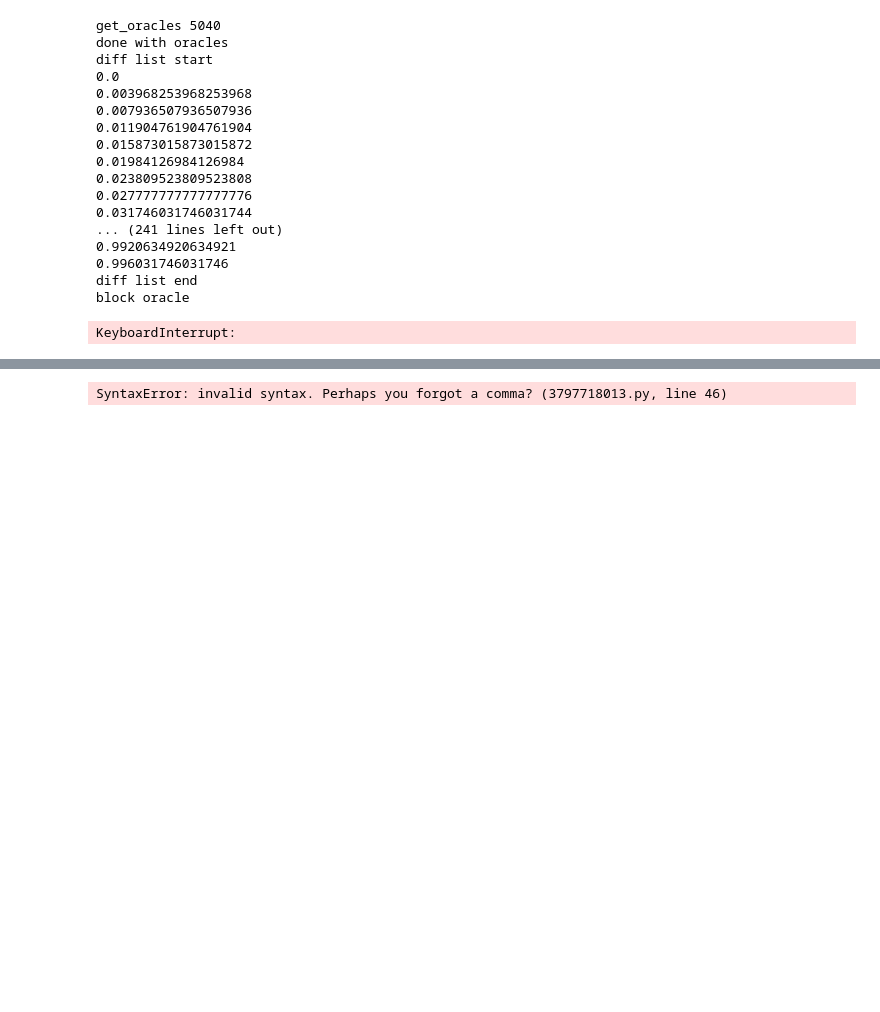
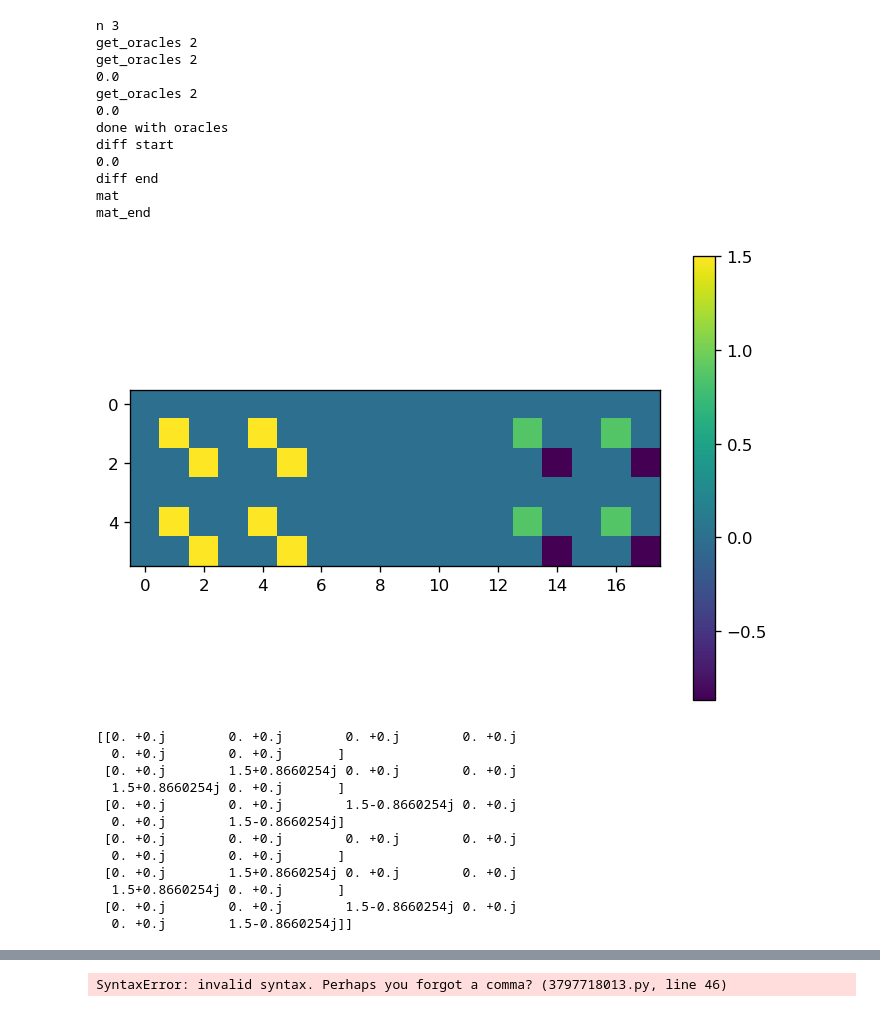
Before and after one commit to blake-holman/ED_Adversaries, a Jupyter notebook: Relative.ipynb, the cells around one changed output, grey strips where cells are left out. Saved outputs shown, nothing was run; the diff lists cells and outputs as text; code cells hidden in the pictures; blank space fills up the shorter version.

Commit message:
standard

```diff
--- a/Relative.ipynb
+++ b/Relative.ipynb
@@ -534,51 +546,65 @@ def function_erasure_mask(funcs, target=0):
 # %%
-n = 4
-m = 2
+n = 3
+m = 1
 
-perms, keys, preimage_dict = get_special_cycles(n, m, True)
-
-# keys, perm_types = search_perm_sorter(perms)
+perms = get_cycles(n)
+# standard_perms = [cycle_to_standard(cycle) for cycle in perms]
+keys, perm_types = search_perm_sorter(perms)
 inv_keys = {v:key for key, v in keys.items()}
 sorted_perms = [inv_keys[i] for i in range(len(keys))]
 
 standard_perms = [cycle_to_standard(perm) for perm in perms]
 oracles = get_oracles(perms, cycle_oracle, to_list=True)
+standard_oracles = get_oracles(standard_perms, standard_oracle, to_list=True)
+standard_diffs = get_oracle_diffs(standard_oracles, mat=True, keys=keys)
+
+phase_oracles = get_oracles(standard_perms, real_phase_oracle, to_list=True)
+phase_diffs = get_oracle_diffs(phase_oracles, phase_oracle_diffs)
+
 print('done with oracles')
-print('diff list start')
-oracle_diffs_list = get_oracle_diffs(oracles, prod=True, mat=True, keys=keys)
-print('diff list end')
+print('diff start')
+oracle_diffs = get_oracle_diffs(oracles, prod=True, mat=True, keys=keys)
+print('diff end')
 
-print('block oracle')
-oracle_diffs = np.block(oracle_diffs_list)
-print('visualize')
+# oracle_diffs = np.block(oracle_diffs_list)
 print('mat')
 # mat = function_erasure_mask(perms)
 # print(preimage_dict)
-mat = mask_maker(keys, preimage_dict)
-visualize(mat, (perms, perms), to_string=True)
+mat = function_erasure_mask(perms)
+print('mat_end')
+visualize(phase_diffs, complex=True)
+print(phase_diffs)
+visualize(mat, (perms, perms))
 visualize(oracle_diffs)
-Lambda, Y, W = relative_hadamard_norm_max(mat, oracle_diffs, len(perms), uni=True)
-visualize(np.real(Lambda), (sorted_perms, sorted_perms), to_string=True)
+Lambda, Y, W = relative_hadamard_norm_max(mat, phase_diffs, len(perms), uni=True)
+visualize(np.real(Lambda), (perms, perms), to_string=True)
 visualize(np.real(W))
 visualize(np.real(Y))
-visualize(np.real(Lambda*mat))
-print(np.max(np.abs(np.imag(Lambda))))
+# visualize(np.real(Lambda*mat))
+# print(np.max(np.abs(np.imag(Lambda))))
 # %% [output]
-get_oracles 5040
+n 3
+get_oracles 2
+get_oracles 2
+0.0
+get_oracles 2
+0.0
 done with oracles
-diff list start
+diff start
 0.0
-0.003968253968253968
-0.007936507936507936
-0.011904761904761904
-0.015873015873015872
-0.01984126984126984
-0.023809523809523808
-0.027777777777777776
-0.031746031746031744
-... (241 lines left out)
-0.9920634920634921
-0.996031746031746
-diff list end
-block oracle
+diff end
+mat
+mat_end
+[figure, added]
-KeyboardInterrupt:
+[[0. +0.j        0. +0.j        0. +0.j        0. +0.j
+  0. +0.j        0. +0.j       ]
+ [0. +0.j        1.5+0.8660254j 0. +0.j        0. +0.j
+  1.5+0.8660254j 0. +0.j       ]
+ [0. +0.j        0. +0.j        1.5-0.8660254j 0. +0.j
+  0. +0.j        1.5-0.8660254j]
+ [0. +0.j        0. +0.j        0. +0.j        0. +0.j
+  0. +0.j        0. +0.j       ]
+ [0. +0.j        1.5+0.8660254j 0. +0.j        0. +0.j
+  1.5+0.8660254j 0. +0.j       ]
+ [0. +0.j        0. +0.j        1.5-0.8660254j 0. +0.j
+  0. +0.j        1.5-0.8660254j]]
```
Also changed, not shown: parts of 14 cells of this notebook, 1 other file.
